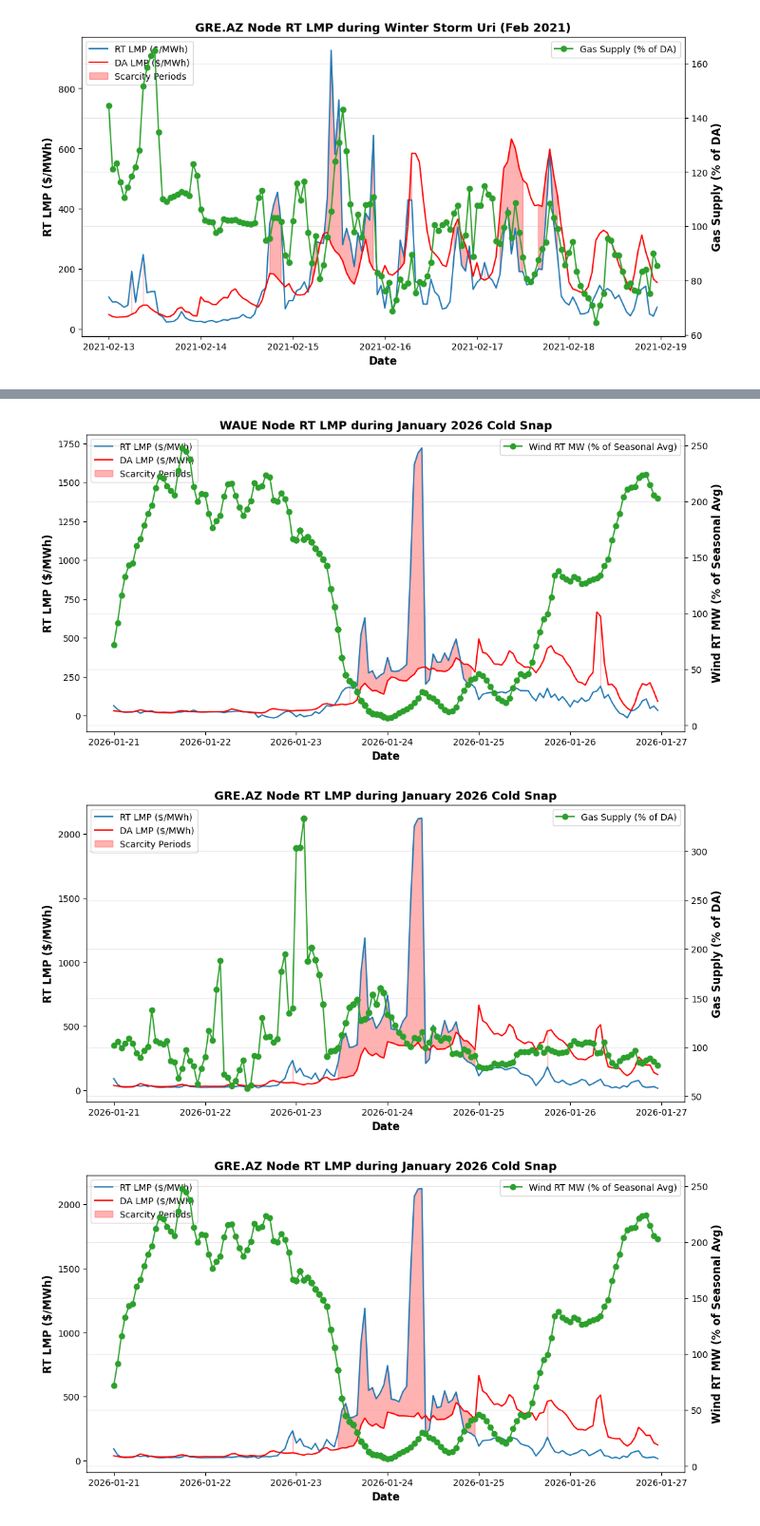
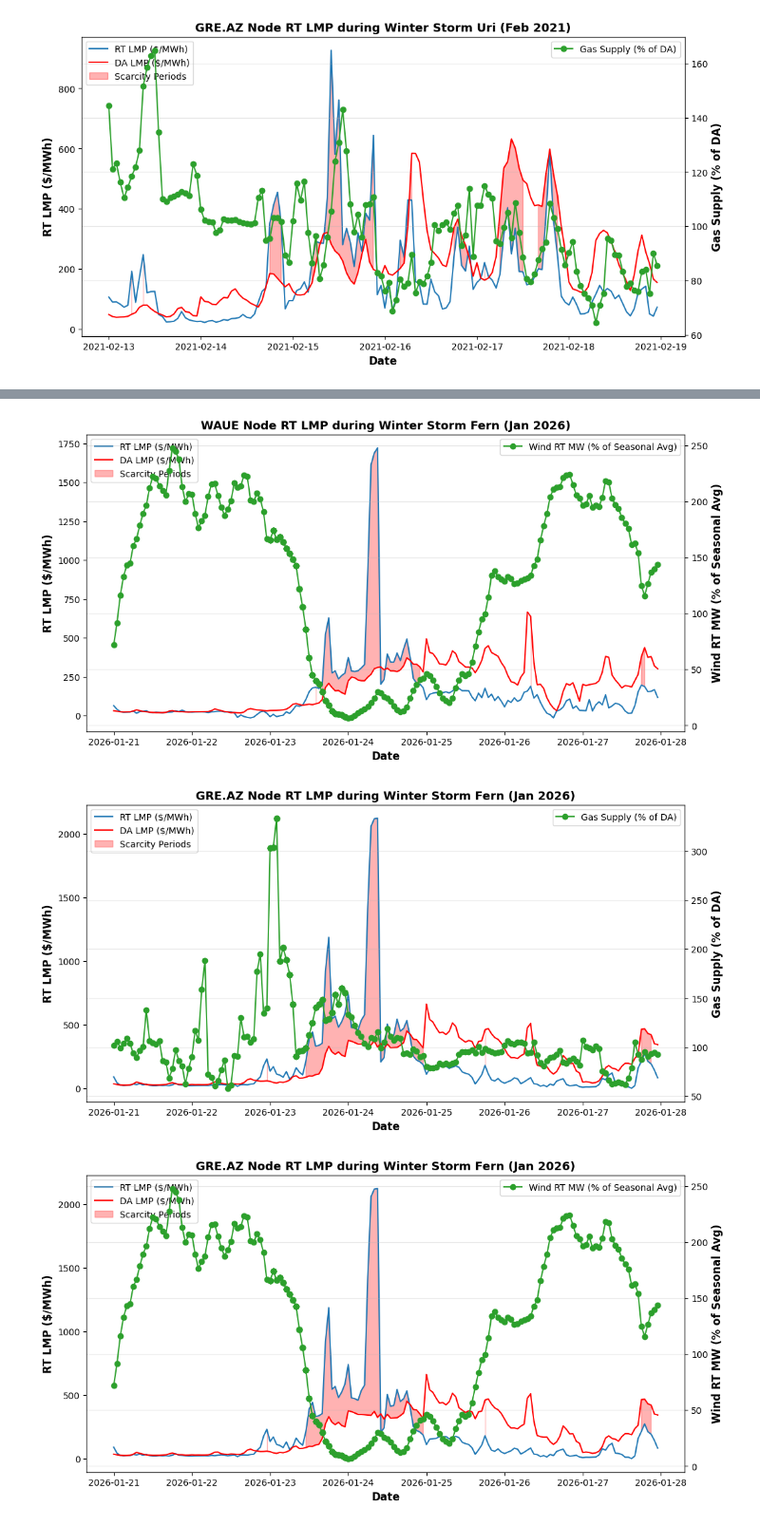
Before and after one commit to ag-ettel/miso-ftr-analysis, a Jupyter notebook: notebooks/eda-regimes.ipynb, the cells around one changed output, grey strips where cells are left out. Shown at 95% size. Cells and saved outputs as stored; diff of their text form; code cells hidden in the pictures.

Commit message:
ftr analysis and visuals

```diff
--- a/notebooks/eda-regimes.ipynb
+++ b/notebooks/eda-regimes.ipynb
@@ -23,7 +23,10 @@ Data directory: E:\miso-load-forecasting\data
 Contents: ['miso_load_actual', 'miso_load_forecast', 'weather_kmsp', 'miso_nodes', 'miso_lmp_rt_expost_original', 'miso_lmp_da_expost_original', 'miso_lmp_da_exante_original', 'miso_da_cleared_generat ...
 # %%
 ## Load DA ex-ante LMP
-da_exante_files = list((DATA_DIR / "miso_lmp_da_exante").rglob("*.parquet"))
+da_exante_files = [
+    f for f in (DATA_DIR / "miso_lmp_da_exante").rglob("*.parquet")
+    if "_delta_log" not in str(f)
+]
 da_exante_df = pl.scan_parquet(da_exante_files)
 ## drop duplicates if any for node-start_time explicitly
 da_exante_df = da_exante_df.unique(subset=['node', 'start_time'])
@@ -1193,8 +1181,8 @@ plt.show()
 # %%
-## visualize WAUE node during winter 2024 cold snap January 19 to 22, 2025
+## visualize WAUE node during winter 2026 cold snap January 21 to 26, 2026
 ## add wind pct of seasonal avg on right y-axis
 waue_pdf = full_pdf[full_pdf['node'] == 'WAUE']
-waue_pdf = waue_pdf[(waue_pdf['start_time'] >= '2026-01-21') & (waue_pdf['start_time'] < '2026-01-27')]
+waue_pdf = waue_pdf[(waue_pdf['start_time'] >= '2026-01-21') & (waue_pdf['start_time'] < '2026-01-28')]
 fig, ax1 = plt.subplots(figsize=(12, 6))
 ax1.plot(waue_pdf['start_time'], waue_pdf['lmp_rt_expost'], color='#1f77b4', label='RT LMP ($/MWh)')
 ax1.plot(waue_pdf['start_time'], waue_pdf['lmp_da_exante'], color='red', label='DA LMP ($/MWh)')
@@ -1205,7 +1193,7 @@ plt.fill_between(waue_pdf['start_time'], waue_pdf['lmp_da_exante'], waue_pdf['lm
 
 ax1.set_xlabel('Date', fontsize=12, weight='bold')
 ax1.set_ylabel('RT LMP ($/MWh)', fontsize=12, weight='bold')
-ax1.set_title('WAUE Node RT LMP during January 2026 Cold Snap', fontsize=13, weight='bold')
+ax1.set_title('WAUE Node RT LMP during Winter Storm Fern (Jan 2026)', fontsize=13, weight='bold')
 ax1.legend(loc='upper left', fontsize=10)
 # Add wind pct of seasonal avg on right y-axis
 ax2 = ax1.twinx()
@@ -1218,12 +1206,12 @@ plt.savefig(PLOT_DIR / 'waue_rt_lmp_jan2026_cold_snap_wind_pct.png', dpi=300, bb
             facecolor='white')
 plt.show()
 # %% [output]
-[figure, old version]
+[figure, new version]
 # %%
-## visualize GRE.AZ node during winter storm Uri period
+## visualize GRE.AZ node during january 2026 cold snap January 21 to 26, 2026
 ## add gas miss pct on right y-axis
 gre_az_pdf = full_pdf[full_pdf['node'] == 'GRE.AZ']
-gre_az_pdf = gre_az_pdf[(gre_az_pdf['start_time'] >= '2026-01-21') & (gre_az_pdf['start_time'] < '2026-01-27')]
+gre_az_pdf = gre_az_pdf[(gre_az_pdf['start_time'] >= '2026-01-21') & (gre_az_pdf['start_time'] < '2026-01-28')]
 fig, ax1 = plt.subplots(figsize=(12, 6))
 ax1.plot(gre_az_pdf['start_time'], gre_az_pdf['lmp_rt_expost'], color='#1f77b4', label='RT LMP ($/MWh)')
 ax1.plot(gre_az_pdf['start_time'], gre_az_pdf['lmp_da_exante'], color='red', label='DA LMP ($/MWh)')
@@ -1234,7 +1222,7 @@ plt.fill_between(gre_az_pdf['start_time'], gre_az_pdf['lmp_da_exante'], gre_az_p
 
 ax1.set_xlabel('Date', fontsize=12, weight='bold')
 ax1.set_ylabel('RT LMP ($/MWh)', fontsize=12, weight='bold')
-ax1.set_title('GRE.AZ Node RT LMP during January 2026 Cold Snap', fontsize=13, weight='bold')
+ax1.set_title('GRE.AZ Node RT LMP during Winter Storm Fern (Jan 2026)', fontsize=13, weight='bold')
 ax1.legend(loc='upper left', fontsize=10)
 # Add gas miss pct on right y-axis
 ax2 = ax1.twinx()
@@ -1247,33 +1235,33 @@ plt.savefig(PLOT_DIR / 'gre_az_rt_lmp_jan2026_cold_snap.png', dpi=300, bbox_inch
             facecolor='white')
 plt.show()
 # %% [output]
-[figure, old version]
+[figure, new version]
 # %%
-## visualize GRE.AZ node during winter storm Uri period
+## visualize GRE.AZ node during january 2026 cold snap January 21 to 26, 2026
 ## add wind pct of seasonal avg on right y-axis
 gre_az_pdf = full_pdf[full_pdf['node'] == 'GRE.AZ']
-gre_az_pdf = gre_az_pdf[(gre_az_pdf['start_time'] >= '2026-01-21') & (gre_az_pdf['start_time'] < '2026-01-27')]
+gre_az_pdf = gre_az_pdf[(gre_az_pdf['start_time'] >= '2026-01-21') & (gre_az_pdf['start_time'] < '2026-01-28')]
 fig, ax1 = plt.subplots(figsize=(12, 6))
 ax1.plot(gre_az_pdf['start_time'], gre_az_pdf['lmp_rt_expost'], color='#1f77b4', label='RT LMP ($/MWh)')
 ax1.plot(gre_az_pdf['start_time'], gre_az_pdf['lmp_da_exante'], color='red', label='DA LMP ($/MWh)')
 ## shade regime areas in between DA and RT prices
 plt.fill_between(gre_az_pdf['start_time'], gre_az_pdf['lmp_da_exante'], gre_az_pdf['lmp_rt_expost'],
                  where=((gre_az_pdf['lmp_rt_expost'] > 180)),
                  color='red', alpha=0.3, label='Scarcity Periods')
 
 ax1.set_xlabel('Date', fontsize=12, weight='bold')
 ax1.set_ylabel('RT LMP ($/MWh)', fontsize=12, weight='bold')
-ax1.set_title('GRE.AZ Node RT LMP during January 2026 Cold Snap', fontsize=13, weight='bold')
+ax1.set_title('GRE.AZ Node RT LMP during Winter Storm Fern (Jan 2026)', fontsize=13, weight='bold')
 ax1.legend(loc='upper left', fontsize=10)
 # Add wind pct of seasonal avg on right y-axis
 ax2 = ax1.twinx()
 ax2.plot(gre_az_pdf['start_time'], gre_az_pdf['WindMW_RT_PctOfSeasonalAvg'], color='#2ca02c', marker='o', label='Wind RT MW (% of Seasonal Avg)')
 ax2.set_ylabel('Wind RT MW (% of Seasonal Avg)', fontsize=12, weight='bold')
 ax2.legend(loc='upper right', fontsize=10)
 plt.grid(alpha=0.3)
 ## save figure to PLOT_DIR
 plt.savefig(PLOT_DIR / 'gre_az_rt_lmp_jan2026_cold_snap_wind_pct.png', dpi=300, bbox_inches='tight',
             facecolor='white')
 plt.show()
 # %% [output]
-[figure, old version]
+[figure, new version]
```
Also changed, not shown: parts of 27 cells of this notebook, 32 other files.
